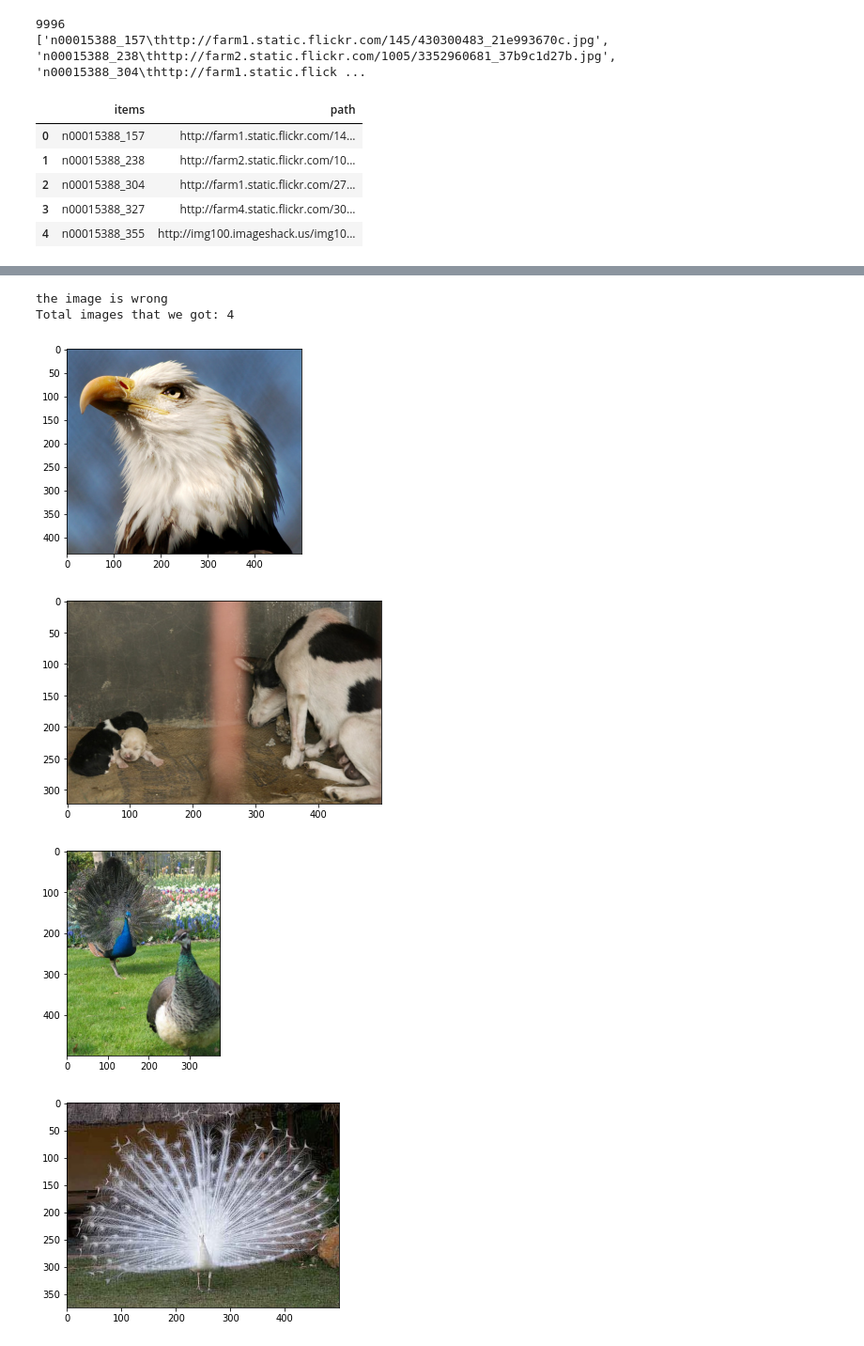
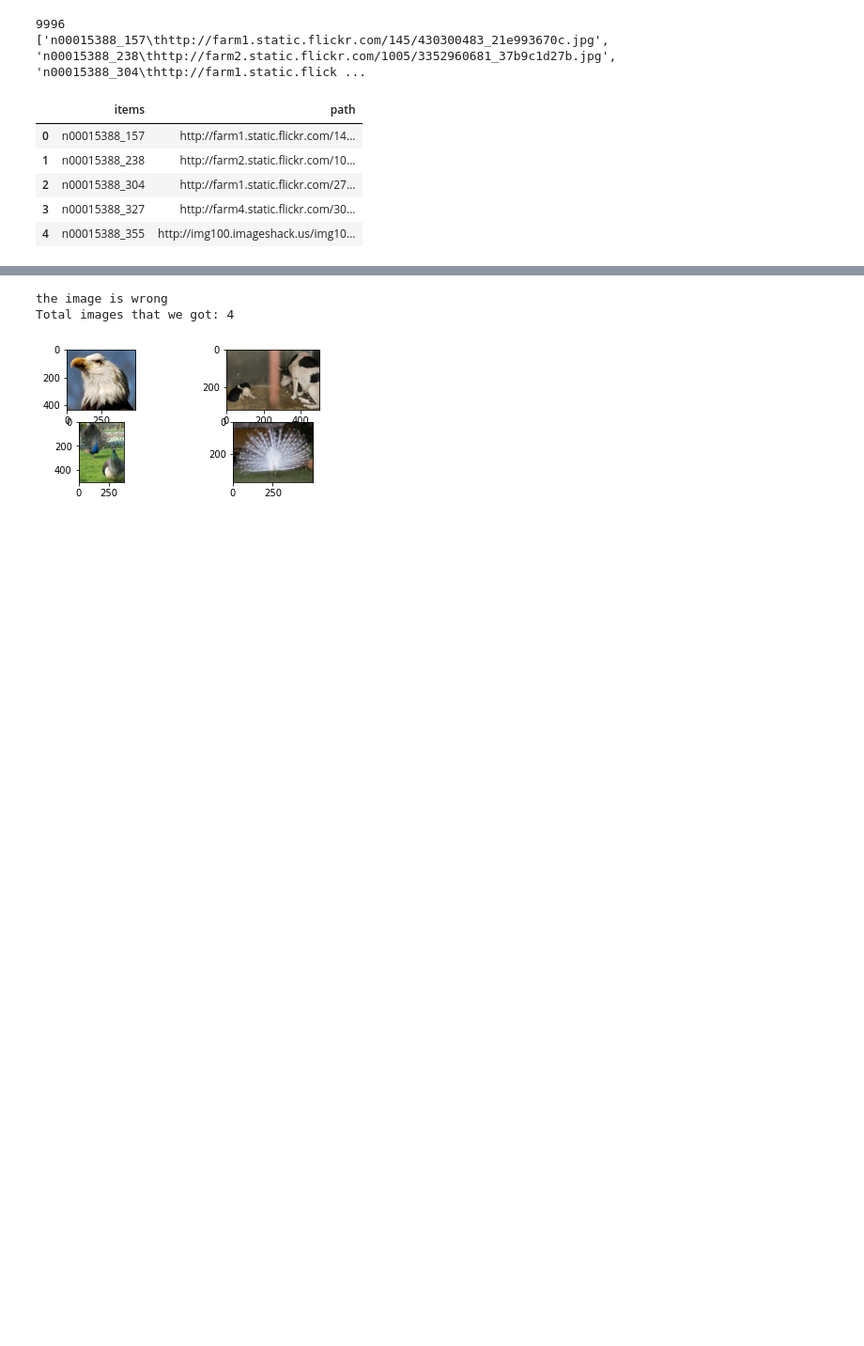
Before and after one commit to ctwang-git/ML100days-5th-CT, a Jupyter notebook: Day_005_HW.ipynb, the cells around one changed output, grey strips where cells are left out. Shown at 94% size. Drawn from its saved outputs; the diff is of its cells as text; code cells hidden in the pictures; blank space fills up the shorter version.

Commit message:
Update Day_005_HW.ipynb
modify plot

```diff
--- a/Day_005_HW.ipynb
+++ b/Day_005_HW.ipynb
@@ -124,15 +122,19 @@ def img2arr_fromURLs(url_list, resize = False):
 # %%
 #img2arr_fromURLs(df[0:5]["path"].values)
 result = img2arr_fromURLs(df[0:5]["path"].values)
 print("Total images that we got: %i " % len(result)) # 如果不等於 5, 代表有些連結失效囉
 
+col = math.sqrt(len(result))
+col = int(col)
+row = len(result) / col
+row = int(row) + 1
+i = 1
 for im_get in result:
+    plt.subplot(row, col, i)
     plt.imshow(im_get)
-    plt.show()
+    i = i + 1
+plt.show()
 # %% [output]
 the image is wrong
 Total images that we got: 4
-[figure, old version]
+[figure, new version]
-[figure, removed]
-[figure, removed]
-[figure, removed]
```
Also changed, not shown: parts of 1 cell of this notebook.
